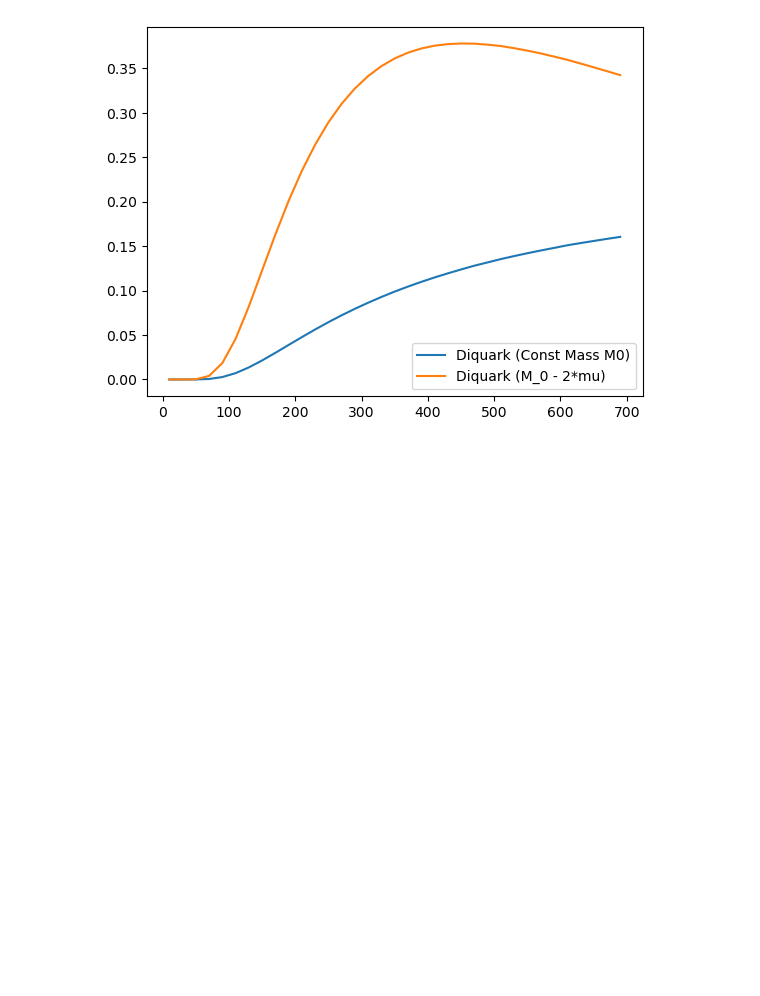
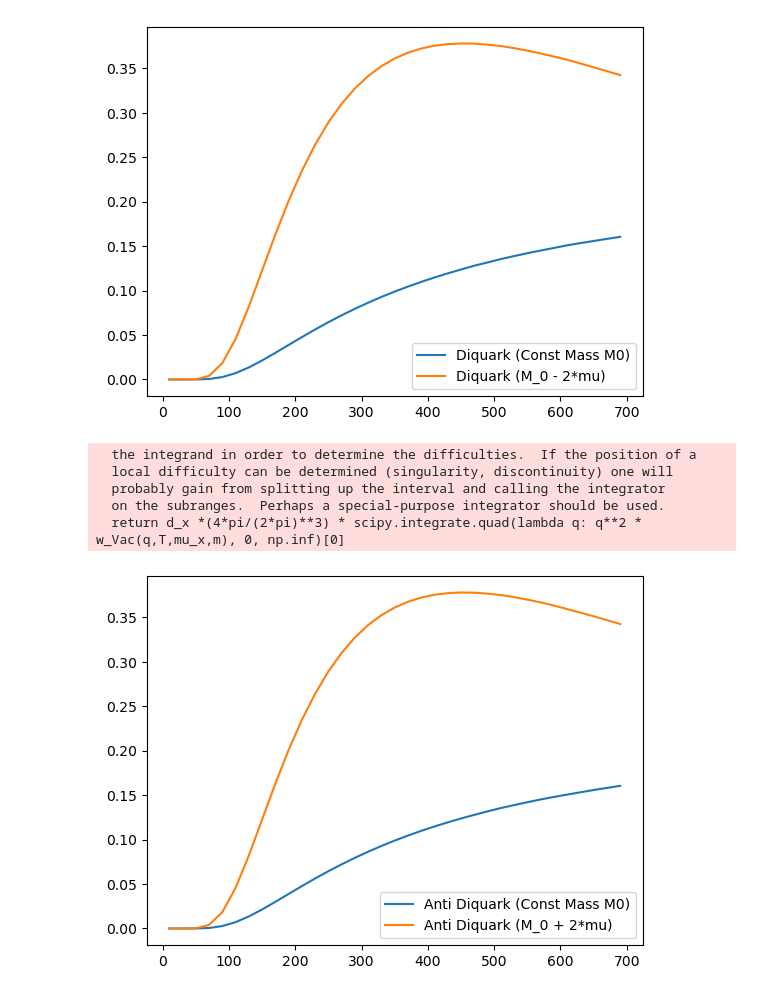
Before and after one commit to NameBlank00/SU-2-NJL-Diquark, a Jupyter notebook: Approximation.ipynb, the cells around one changed output. Cells and saved outputs as stored; diff of their text form; code cells hidden in the pictures; blank space fills up the shorter version.

```diff
--- a/Approximation.ipynb
+++ b/Approximation.ipynb
@@ -67,3 +67,34 @@ plt.legend(['Diquark (Const Mass M0)','Diquark (M_0 - 2*mu)'])
 plt.show()
 # %% [output]
 [figure]
+# %%
+a = np.arange(10, 700, 20, dtype=int)
+chi2Cons=[]
+chi2=[]
+count = 0
+for i in a:
+    d_mu = 0.01
+
+    s1 = 0.5*( ( Pressure_Exci(i,0,600,3) - 2*Pressure_Exci(i,-d_mu,600,3) + Pressure_Exci(i, -2*d_mu,600,3) ) / d_mu**2 ) / i**2
+    s2 = 0.5*( ( Pressure_Exci(i,0,600,3) - 2*Pressure_Exci(i,-d_mu,600 + 2*(d_mu),3) + Pressure_Exci(i, -2*d_mu,600 + 2*( 2*d_mu),3) ) / d_mu**2 ) / i**2
+    chi2.append(s1)
+    chi2Cons.append(s2)
+# %% [output]
+  the integrand in order to determine the difficulties.  If the position of a
+  local difficulty can be determined (singularity, discontinuity) one will
+  probably gain from splitting up the interval and calling the integrator
+  on the subranges.  Perhaps a special-purpose integrator should be used.
+  return d_x *(4*pi/(2*pi)**3) * scipy.integrate.quad(lambda q: q**2 * w_Vac(q,T,mu_x,m), 0, np.inf)[0]
+# %%
+import matplotlib.pyplot as plt
+import numpy as np
+
+plt.plot(a, np.array(chi2))
+plt.plot(a, np.array(chi2Cons))
+
+
+plt.legend(['Anti Diquark (Const Mass M0)','Anti Diquark (M_0 + 2*mu)'])
+
+plt.show()
+# %% [output]
+[figure, added]
```
